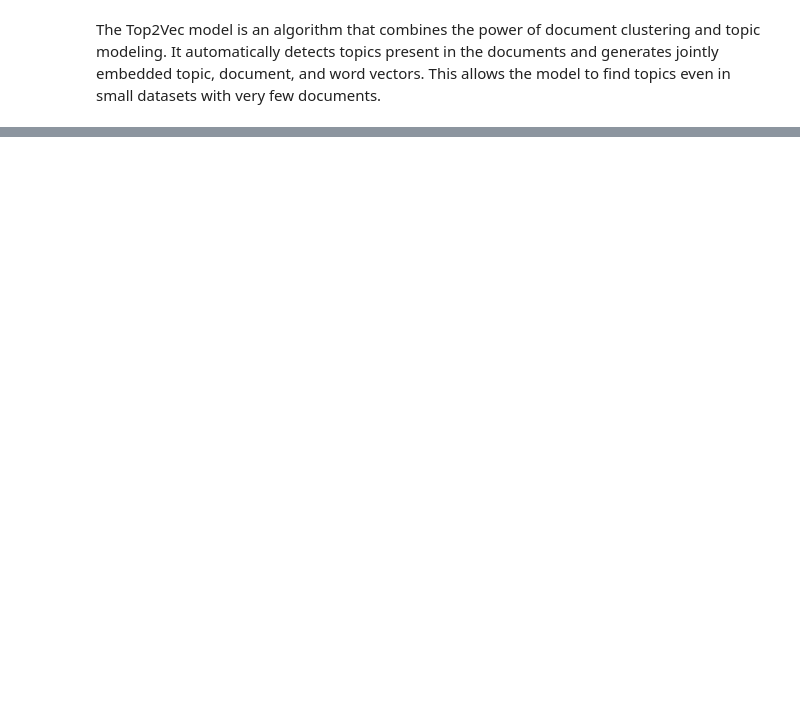
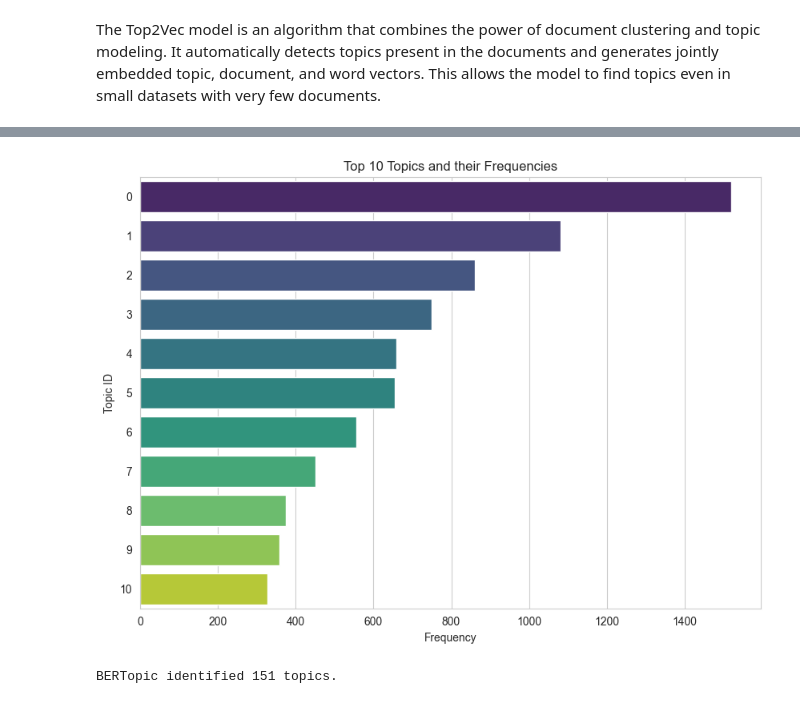
Before and after one commit to andeepl7/AppliedML, a Jupyter notebook: EDA- Airlines.ipynb, the cells around one changed output, grey strips where cells are left out. Cells and saved outputs as stored; diff of their text form; code cells hidden in the pictures; blank space fills up the shorter version.

Commit message:
Final with results

```diff
--- a/EDA- Airlines.ipynb
+++ b/EDA- Airlines.ipynb
@@ -658,0 +895,11 @@ for i, words in enumerate(topic_words):
+# %%
+reviews_bert = not_satisfied_df['Review'].tolist()
+reviews_bert = [str(review).lower() for review in reviews_bert]
+# %%
+# Remove non-English reviews, airline names, cities and words to remove
+#Even Bert doesn't require pre-processing, we will do it to reduce the noise and get more accurate results
+reviews_bert_eng = [review for review in reviews_bert if is_english(review)]
+reviews_bert_eng = [str(document) for document in reviews_bert_eng]
+reviews_bert_clean = remove_airline_names_from_reviews(reviews_bert_eng, airline_names)
+reviews_bert_clean = remove_words_from_docs(reviews_bert_clean, words_to_remove)
+reviews_bert_clean = remove_city_names_from_reviews(reviews_bert_clean)
@@ -658,0 +910,13 @@ for i, words in enumerate(topic_words):
+# %%
+from bertopic import BERTopic
+from sklearn.feature_extraction.text import CountVectorizer
+
+# we add this to remove stopwords
+vectorizer_model = CountVectorizer(ngram_range=(1, 2), stop_words="english")
+
+model = BERTopic(
+    vectorizer_model=vectorizer_model,
+    language='english', calculate_probabilities=True,
+    verbose=True
+)
+topics, probs = model.fit_transform(reviews_bert_clean)
@@ -658,0 +927,2 @@ for i, words in enumerate(topic_words):
+# %%
+freq = model.get_topic_info()
@@ -658,0 +972,24 @@ for i, words in enumerate(topic_words):
+# %%
+plt.figure(figsize=(10, 7))
+# Filter out rows where the Topic ID is between 0 and 10 (inclusive)
+filtered_freq = freq[(freq['Topic'] >= 0) & (freq['Topic'] <= 10)]
+sns.barplot(y=filtered_freq['Topic'], x=filtered_freq['Count'], orient='h', palette='viridis')
+plt.title('Top 10 Topics and their Frequencies')
+plt.xlabel('Frequency')
+plt.ylabel('Topic ID')
+plt.show()
+# %% [output]
+[figure, added]
+# %%
+unique_topics = set(topics)
+
+# Exclude -1 from the set if it's present, as it represents outliers/noise
+if -1 in unique_topics:
+    unique_topics.remove(-1)
+
+# Calculate the number of unique topics
+num_topics = len(unique_topics)
+
+print(f"BERTopic identified {num_topics} topics.")
+# %% [output]
+BERTopic identified 151 topics.
```
Also changed, not shown: parts of 39 cells of this notebook.
